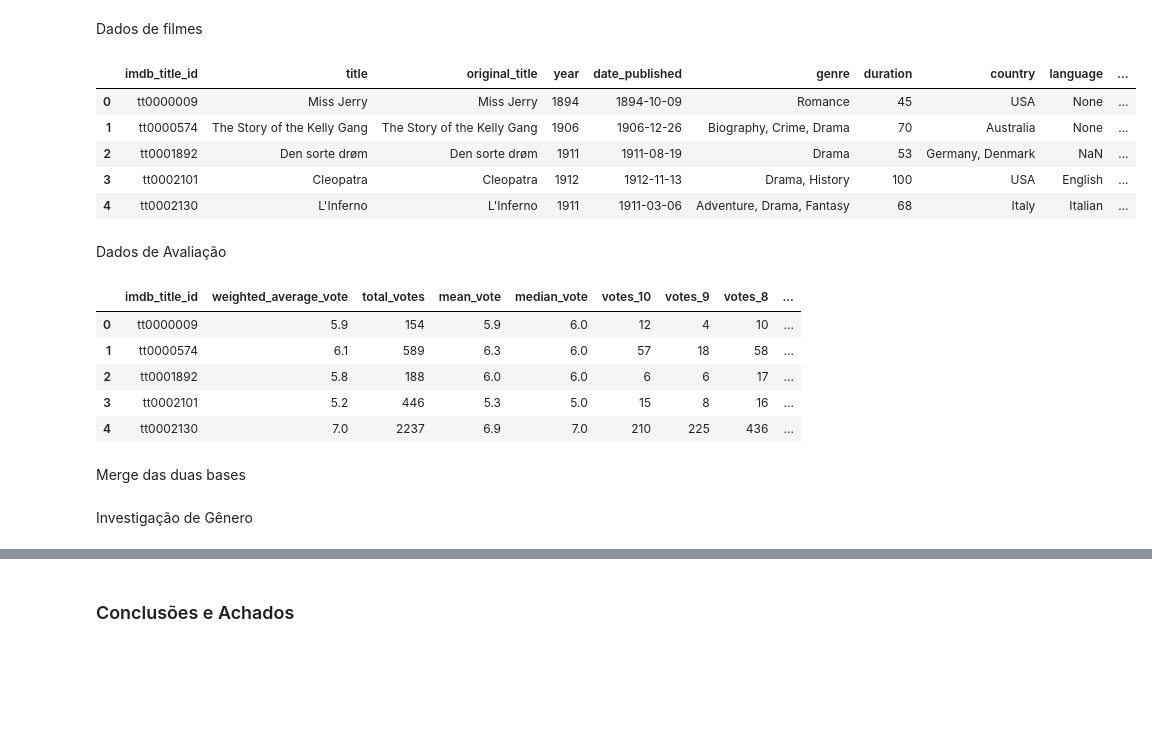
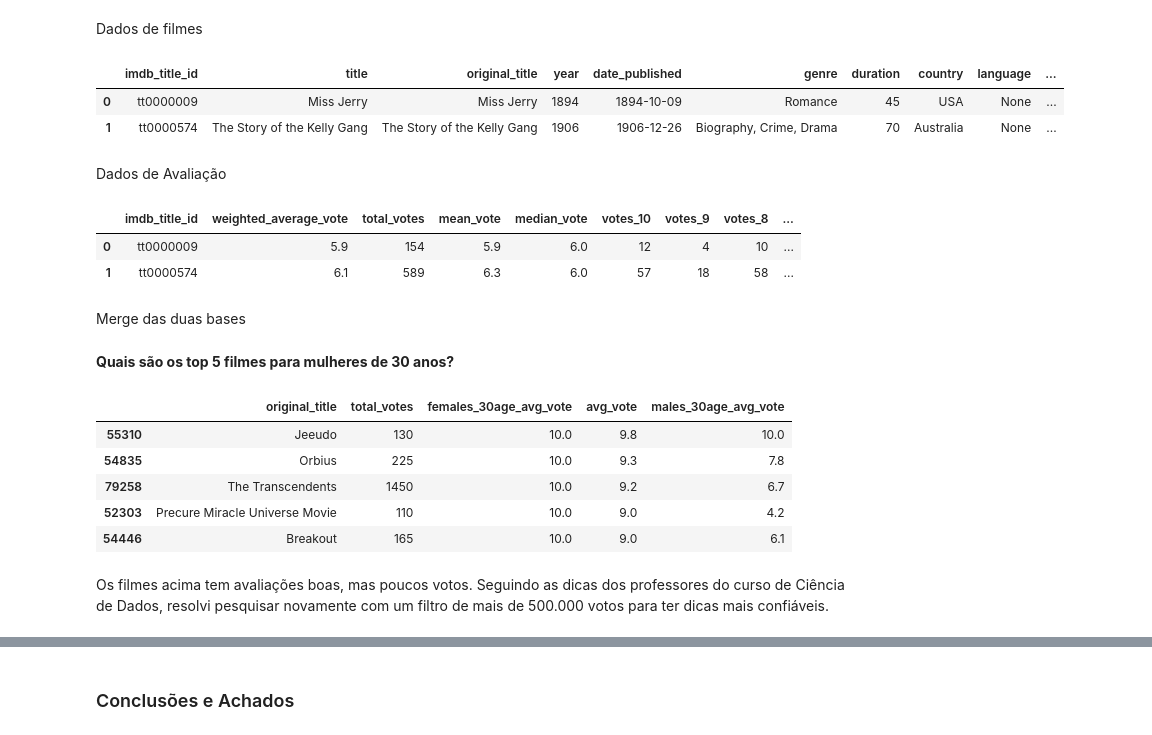
Before and after one commit to brunaguedes92/curso_ciencia_dados2021, a Jupyter notebook: TrabalhoFinal.ipynb, the cells around one changed output, grey strips where cells are left out. Saved outputs shown, nothing was run; the diff lists cells and outputs as text; code cells hidden in the pictures; blank space fills up the shorter version.

```diff
--- a/TrabalhoFinal.ipynb
+++ b/TrabalhoFinal.ipynb
@@ -30,29 +32,35 @@ Dados de filmes
 # %%
 
 df_movies = pd.read_csv('https://raw.githubusercontent.com/brunaguedes92/curso_ciencia_dados2021/master/data/originais/imdb/IMDb_movies.csv', encoding='UTF-8')
-df_movies.head()
+df_movies.head(2)
 # %% [output]
 |  | imdb_title_id | title | original_title | year | date_published | genre | duration | country | language | ... |
 | 0 | tt0000009 | Miss Jerry | Miss Jerry | 1894 | 1894-10-09 | Romance | 45 | USA | None | ... |
 | 1 | tt0000574 | The Story of the Kelly Gang | The Story of the Kelly Gang | 1906 | 1906-12-26 | Biography, Crime, Drama | 70 | Australia | None | ... |
-| 2 | tt0001892 | Den sorte drøm | Den sorte drøm | 1911 | 1911-08-19 | Drama | 53 | Germany, Denmark | NaN | ... |
-| 3 | tt0002101 | Cleopatra | Cleopatra | 1912 | 1912-11-13 | Drama, History | 100 | USA | English | ... |
-| 4 | tt0002130 | L'Inferno | L'Inferno | 1911 | 1911-03-06 | Adventure, Drama, Fantasy | 68 | Italy | Italian | ... |
 # %% [markdown]
 Dados de Avaliação
 # %%
 df_ratings = pd.read_csv('https://raw.githubusercontent.com/brunaguedes92/curso_ciencia_dados2021/master/data/originais/imdb/IMDb_ratings.csv', encoding='UTF-8')
-df_ratings.head()
+df_ratings.head(2)
 # %% [output]
 |  | imdb_title_id | weighted_average_vote | total_votes | mean_vote | median_vote | votes_10 | votes_9 | votes_8 | ... |
 | 0 | tt0000009 | 5.9 | 154 | 5.9 | 6.0 | 12 | 4 | 10 | ... |
 | 1 | tt0000574 | 6.1 | 589 | 6.3 | 6.0 | 57 | 18 | 58 | ... |
-| 2 | tt0001892 | 5.8 | 188 | 6.0 | 6.0 | 6 | 6 | 17 | ... |
-| 3 | tt0002101 | 5.2 | 446 | 5.3 | 5.0 | 15 | 8 | 16 | ... |
-| 4 | tt0002130 | 7.0 | 2237 | 6.9 | 7.0 | 210 | 225 | 436 | ... |
 # %% [markdown]
 Merge das duas bases
 # %%
 df_movies_ratings = pd.merge(df_movies, df_ratings, on=['imdb_title_id'])
-# %% [markdown]
-Investigação de Gênero
+# %% [markdown]
+**Quais são os top 5 filmes para mulheres de 30 anos?**
+# %%
+top_filmes = df_movies_ratings[['original_title', 'total_votes', 'females_30age_avg_vote', 'avg_vote', 'males_30age_avg_vote']].sort_values(ascending=False, by=['females_30age_avg_vote', 'avg_vote'])
+top_filmes.head(5)
+# %% [output]
+|  | original_title | total_votes | females_30age_avg_vote | avg_vote | males_30age_avg_vote |
+| 55310 | Jeeudo | 130 | 10.0 | 9.8 | 10.0 |
+| 54835 | Orbius | 225 | 10.0 | 9.3 | 7.8 |
+| 79258 | The Transcendents | 1450 | 10.0 | 9.2 | 6.7 |
+| 52303 | Precure Miracle Universe Movie | 110 | 10.0 | 9.0 | 4.2 |
+| 54446 | Breakout | 165 | 10.0 | 9.0 | 6.1 |
+# %% [markdown]
+Os filmes acima tem avaliações boas, mas poucos votos. Seguindo as dicas dos professores do curso de Ciência de Dados, resolvi pesquisar novamente com um filtro de mais de 500.000 votos para ter dicas mais confiáveis.
```
Also changed, not shown: parts of 28 cells of this notebook.
